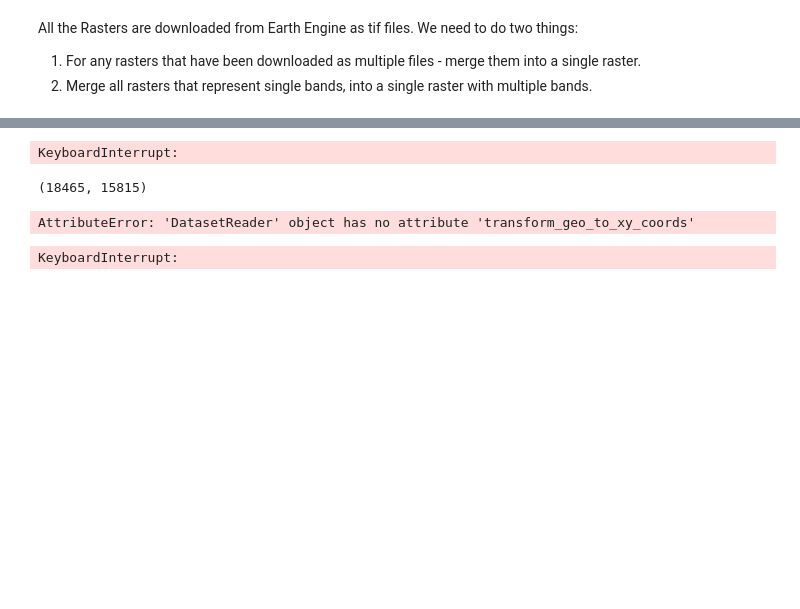
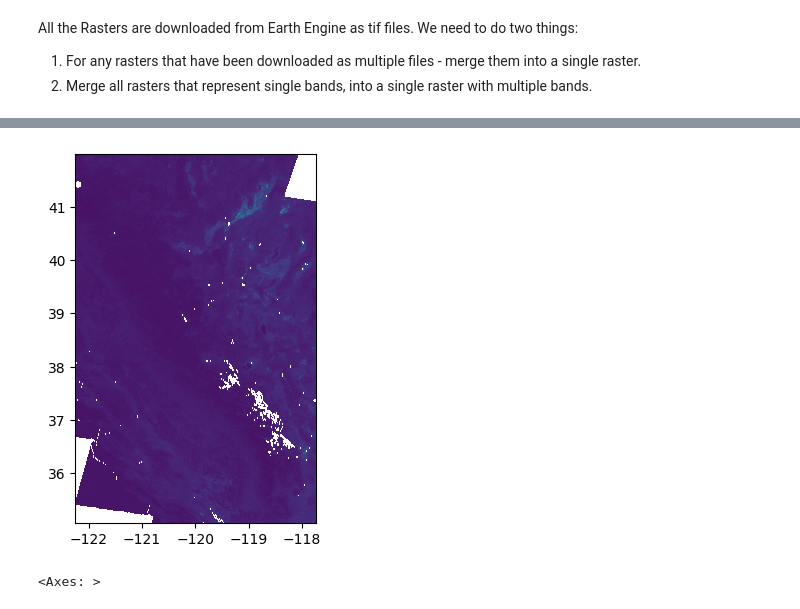
Before and after one commit to mahuna13/fire-regen, a Jupyter notebook: notebooks/exploratory/FireRasters.ipynb, the cells around one changed output, grey strips where cells are left out. Drawn from its saved outputs; the diff is of its cells as text; code cells hidden in the pictures; blank space fills up the shorter version.

```diff
--- a/notebooks/exploratory/FireRasters.ipynb
+++ b/notebooks/exploratory/FireRasters.ipynb
@@ -285,16 +246,6 @@ transformer = rasterio.transform.AffineTransformer(lala.transform)
-# %%
-geo_coords = [(x, y) for x in gedi_test.lon_lowestmode.values for y in gedi_test.lat_lowestmode.values]
-# %% [output]
-KeyboardInterrupt:
-# %%
-transformer.rowcol(gedi_test.lon_lowestmode.values[1], gedi_test.lat_lowestmode.values[1])
-# %% [output]
-(18465, 15815)
-# %%
-lala.transform_geo_to_xy_coords([(x, y) for x in gedi_test.lon_lowestmode.values for y in gedi_test.lat_lowestmode.values])
-# %% [output]
-AttributeError: 'DatasetReader' object has no attribute 'transform_geo_to_xy_coords'
-# %%
-lala.sample([(x, y) for x in gedi_test.lon_lowestmode.values for y in gedi_test.lat_lowestmode.values])
-# %% [output]
-KeyboardInterrupt:
+# %%
+year=1990
+show(rio.open(f"{DATA_PATH}/rasters/LANDSAT/{year}/landsat5_{year}.tif"))
+# %% [output]
+[figure, added]
+<Axes: >
```
Also changed, not shown: parts of 50 cells of this notebook, 4 other files.
